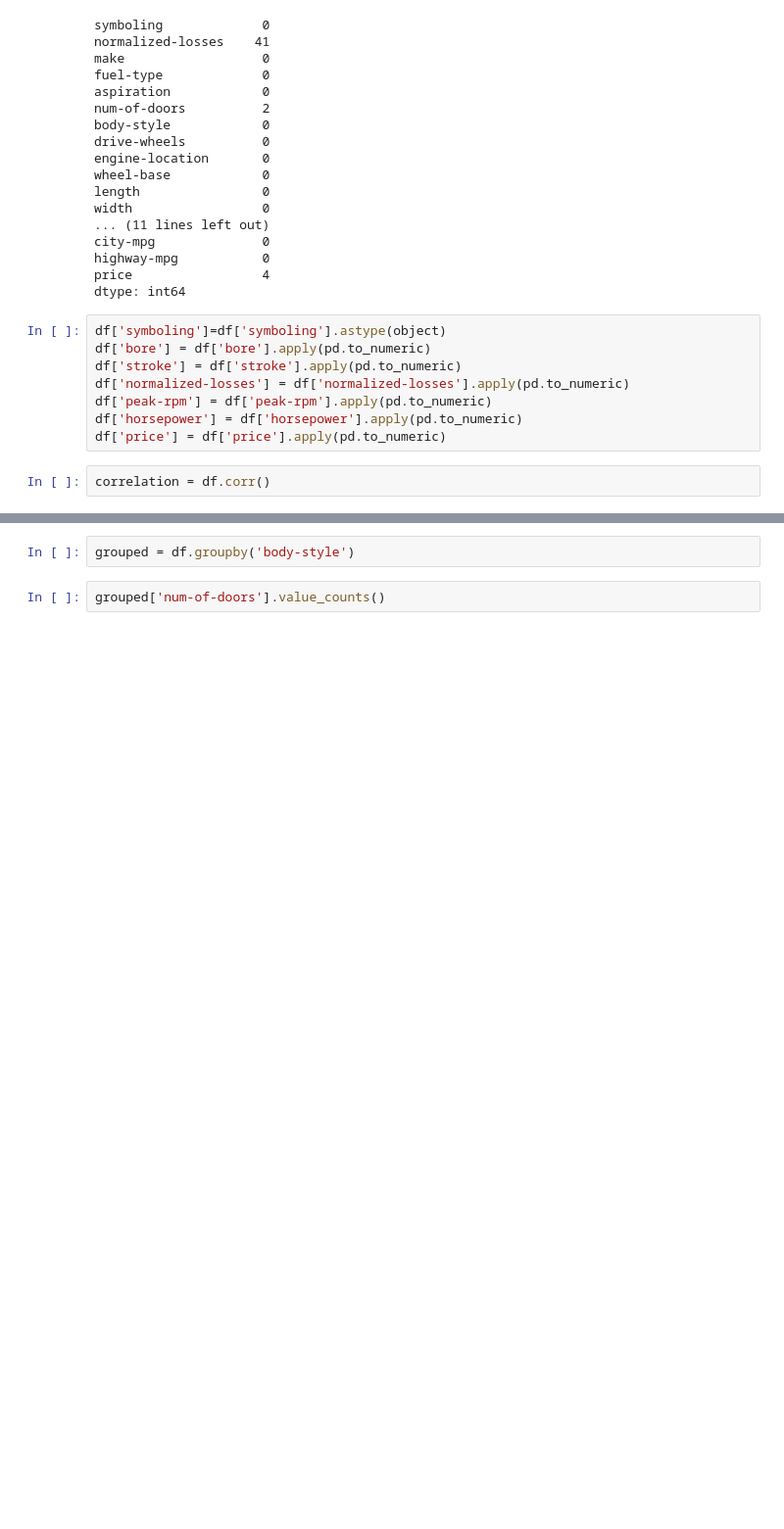
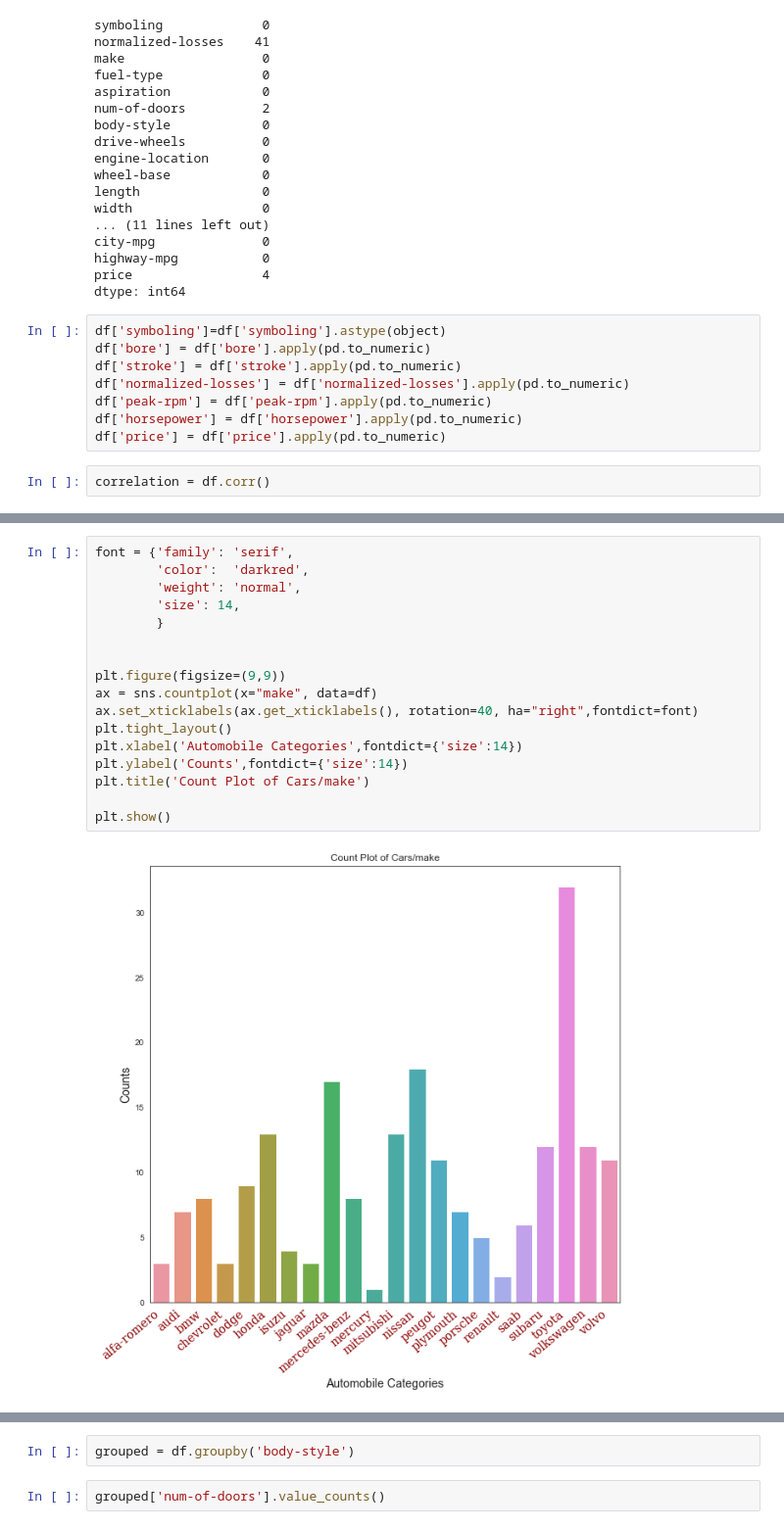
Before and after one commit to adityasharma1076/Automobile-Prices-Prediction, a Jupyter notebook: Automobile.ipynb, the cells around one changed output, grey strips where cells are left out. Shown: that part at 98% size. Cells and saved outputs as stored; diff of their text form; blank space fills up the shorter version.

```diff
--- a/Automobile.ipynb
+++ b/Automobile.ipynb
@@ -155,0 +196,19 @@ hm = sns.heatmap(cm,cbar = True,annot=True,square = True,yticklabels=cols.values
+# %%
+font = {'family': 'serif',
+        'color':  'darkred',
+        'weight': 'normal',
+        'size': 14,
+        }
+
+
+plt.figure(figsize=(9,9))
+ax = sns.countplot(x="make", data=df)
+ax.set_xticklabels(ax.get_xticklabels(), rotation=40, ha="right",fontdict=font)
+plt.tight_layout()
+plt.xlabel('Automobile Categories',fontdict={'size':14})
+plt.ylabel('Counts',fontdict={'size':14})
+plt.title('Count Plot of Cars/make')
+
+plt.show()
+# %% [output]
+[figure, added]
```
Also changed, not shown: parts of 55 cells of this notebook.
